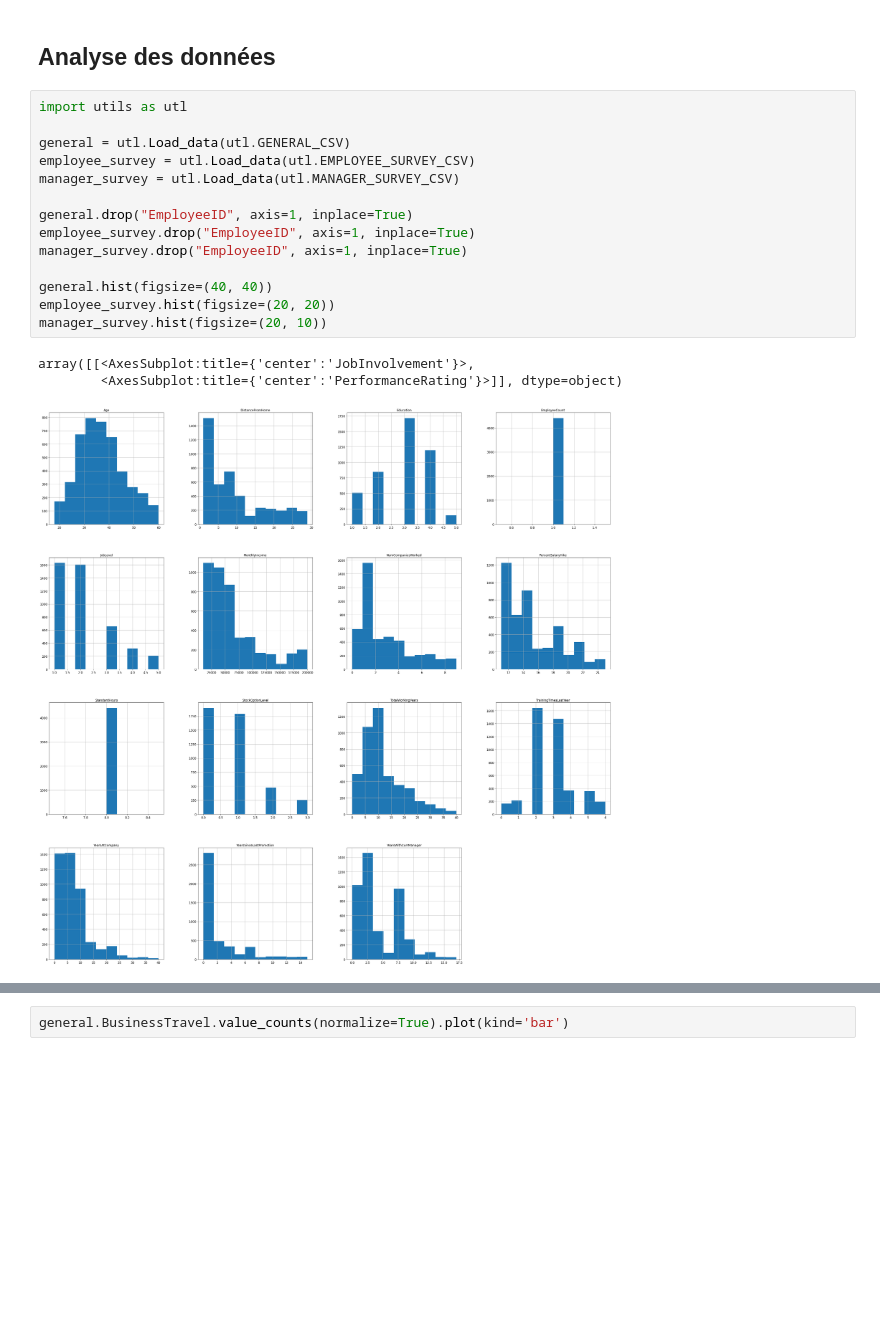
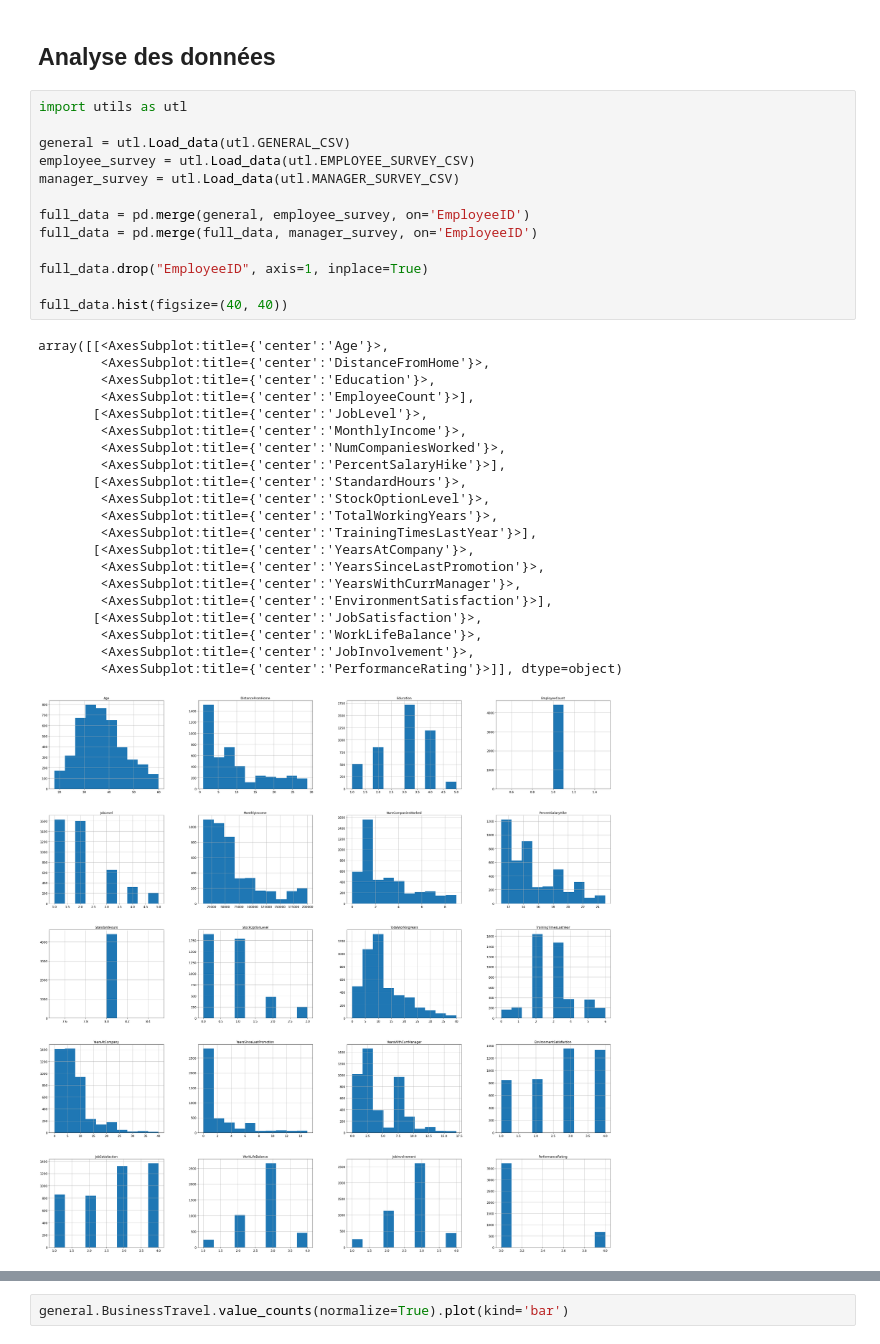
Before and after one commit to atarte/artificial_intelligence, a Jupyter notebook: Presentation.ipynb, the cells around one changed output, grey strips where cells are left out. Cells and saved outputs as stored; diff of their text form; blank space fills up the shorter version.

```diff
--- a/Presentation.ipynb
+++ b/Presentation.ipynb
@@ -13,18 +13,35 @@ Groupe 5: Catarina Silva Roriz, Yusong Zhang, Valentin Malhas, Antoine Tarte
 # %%
 import utils as utl
 
 general = utl.Load_data(utl.GENERAL_CSV)
 employee_survey = utl.Load_data(utl.EMPLOYEE_SURVEY_CSV)
 manager_survey = utl.Load_data(utl.MANAGER_SURVEY_CSV)
 
-general.drop("EmployeeID", axis=1, inplace=True)
-employee_survey.drop("EmployeeID", axis=1, inplace=True)
-manager_survey.drop("EmployeeID", axis=1, inplace=True)
+full_data = pd.merge(general, employee_survey, on='EmployeeID')
+full_data = pd.merge(full_data, manager_survey, on='EmployeeID')
 
-general.hist(figsize=(40, 40))
-employee_survey.hist(figsize=(20, 20))
-manager_survey.hist(figsize=(20, 10))
+full_data.drop("EmployeeID", axis=1, inplace=True)
+
+full_data.hist(figsize=(40, 40))
 # %% [output]
-array([[<AxesSubplot:title={'center':'JobInvolvement'}>,
+array([[<AxesSubplot:title={'center':'Age'}>,
+        <AxesSubplot:title={'center':'DistanceFromHome'}>,
+        <AxesSubplot:title={'center':'Education'}>,
+        <AxesSubplot:title={'center':'EmployeeCount'}>],
+       [<AxesSubplot:title={'center':'JobLevel'}>,
+        <AxesSubplot:title={'center':'MonthlyIncome'}>,
+        <AxesSubplot:title={'center':'NumCompaniesWorked'}>,
+        <AxesSubplot:title={'center':'PercentSalaryHike'}>],
+       [<AxesSubplot:title={'center':'StandardHours'}>,
+        <AxesSubplot:title={'center':'StockOptionLevel'}>,
+        <AxesSubplot:title={'center':'TotalWorkingYears'}>,
+        <AxesSubplot:title={'center':'TrainingTimesLastYear'}>],
+       [<AxesSubplot:title={'center':'YearsAtCompany'}>,
+        <AxesSubplot:title={'center':'YearsSinceLastPromotion'}>,
+        <AxesSubplot:title={'center':'YearsWithCurrManager'}>,
+        <AxesSubplot:title={'center':'EnvironmentSatisfaction'}>],
+       [<AxesSubplot:title={'center':'JobSatisfaction'}>,
+        <AxesSubplot:title={'center':'WorkLifeBalance'}>,
+        <AxesSubplot:title={'center':'JobInvolvement'}>,
         <AxesSubplot:title={'center':'PerformanceRating'}>]], dtype=object)
-[figure, old version]
+[figure, new version]
```
Also changed, not shown: parts of 1 cell of this notebook.
